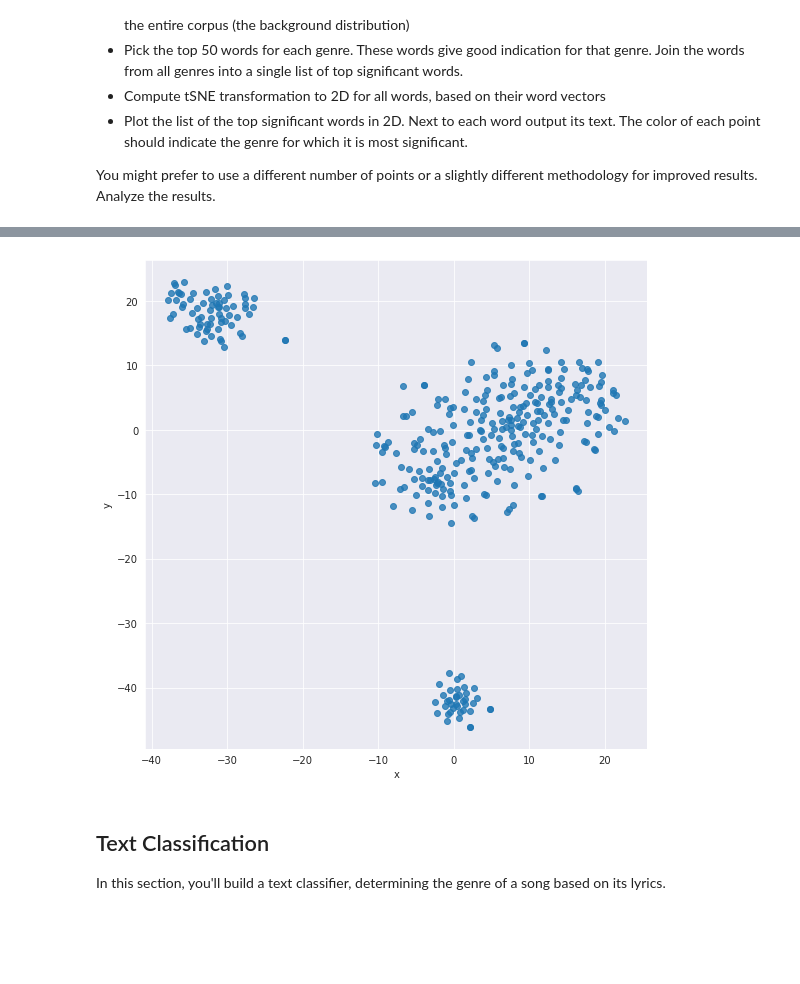
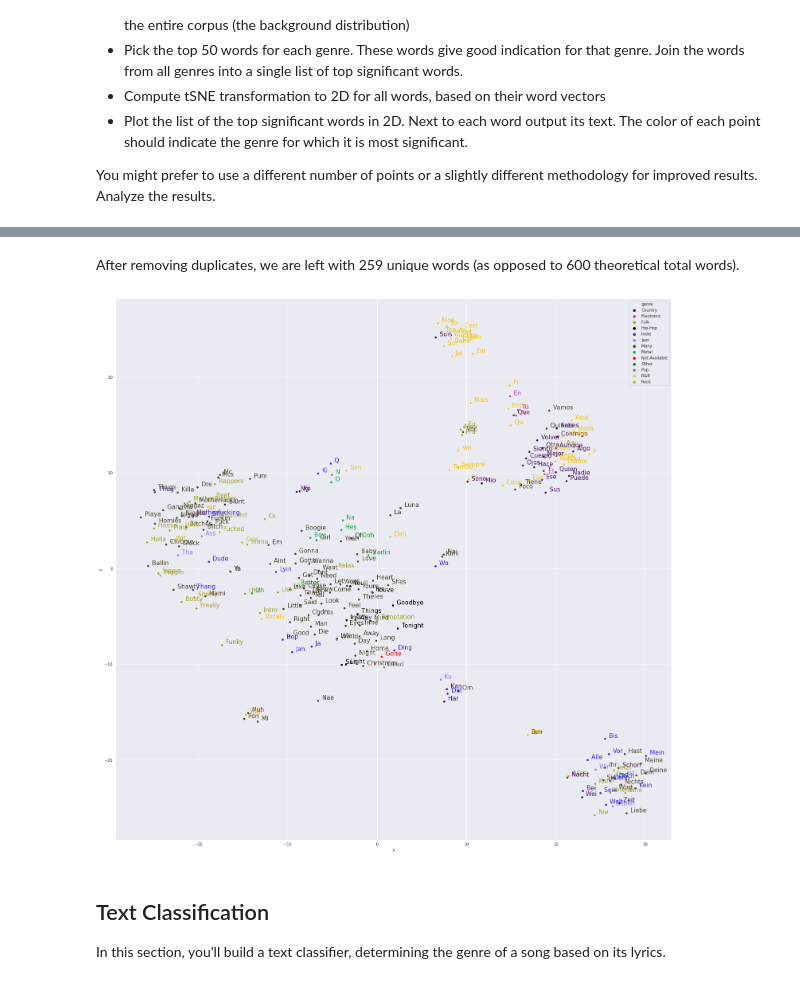
Before and after one commit to Hernanros/Y_Data_DL, a Jupyter notebook: [HW#3]Word_embeddings/DL_word_embedding_assignment.ipynb, the cells around one changed output, grey strips where cells are left out. Cells and saved outputs as stored; diff of their text form; code cells hidden in the pictures; blank space fills up the shorter version.

Commit message:
Data Visualtion done.

```diff
--- a/[HW#3]Word_embeddings/DL_word_embedding_assignment.ipynb
+++ b/[HW#3]Word_embeddings/DL_word_embedding_assignment.ipynb
@@ -547,7 +540,14 @@ df2 = prop_word_per_genre / prop_word_for_corpus
 # %%
 top_words = []
+genre_per_word = defaultdict(str)
+
 for genre in df2.index:
-  top_words.append(df2.loc[genre].sort_values()[:50].index)
+  top_list = df2.loc[genre].sort_values()[:50].index
+  top_words.append(top_list)
+
+  #for each word - find genres
+  for word in top_list:
+    genre_per_word[word] += genre + ";"
 
 #flatten to one list and remove duplicates w/ set
 top_words = list(set([item for sublist in top_words for item in sublist]))
@@ -567,0 +601,13 @@ arrays.shape
+# %%
+genre_color_dict = {genre: color for genre, color in zip(list(df.index) + ["Many"], color_list)}
+genre_color_dict = OrderedDict(sorted(genre_color_dict.items()))
+color_genre_dict= OrderedDict({color:genre for genre,color in genre_color_dict.items()})
+# %%
+word_color_dict = dict()
+for key,value in genre_per_word.items():
+  if len(value.split(";")) > 2:
+    word_color_dict[key] = color_list[-1]
+  else:
+    word_color_dict[key] = genre_color_dict[value.split(';')[0]]
+# %% [markdown]
+After removing duplicates, we are left with 259 unique words (as opposed to 600 theoretical total words).
@@ -568,34 +616,47 @@ arrays.shape
 # %%
 reduc = PCA(n_components=50).fit_transform(arrays)
 
 # Finds t-SNE coordinates for 2 dimensions
 np.set_printoptions(suppress=True)
 
 Y = TSNE(n_components=2, random_state=0, perplexity=15).fit_transform(reduc)
 
 # Sets everything up to plot
 df_plot = pd.DataFrame({'x': [x for x in Y[:, 0]],
                     'y': [y for y in Y[:, 1]],
                     'words': top_words})
 
-                    #'color': color_list
+df_plot['color'] = df_plot.words.apply(lambda x: word_color_dict[x])
+df_plot['genre'] = df_plot.color.apply(lambda x: color_genre_dict[x])
+
+df_plot = df_plot.sort_values(by="genre")
 
 fig, _ = plt.subplots()
-fig.set_size_inches(9, 9)
+fig.set_size_inches(25, 25)
 
 # Basic plot
-p1 = sns.regplot(data=df_plot,
+
+sns.set_palette(df_plot['color'].unique())
+
+p1 = sns.scatterplot(data=df_plot,
                   x="x",
                   y="y",
-                  fit_reg=False,
-                  marker="o")
-'''
-                  scatter_kws={'s': 40,
-                              'facecolors': df['color']}
+                  marker="o",
+                  hue = "genre",
+                  legend = 'brief'
                 )
-''';
+
+for line in range(0, df_plot.shape[0]):
+  p1.text(df_plot["x"][line],
+          df_plot['y'][line],
+          '  ' + df_plot["words"][line].title(),
+          horizontalalignment='left',
+          verticalalignment='bottom', size='medium',
+          color=df_plot['color'][line],
+          weight='normal'
+        ).set_size(15)
 # %% [output]
-[figure, old version]
+[figure, new version]
 # %% [markdown]
 ## Text Classification
 In this section, you'll build a text classifier, determining the genre of a song based on its lyrics.
```
Also changed, not shown: parts of 23 cells of this notebook.
